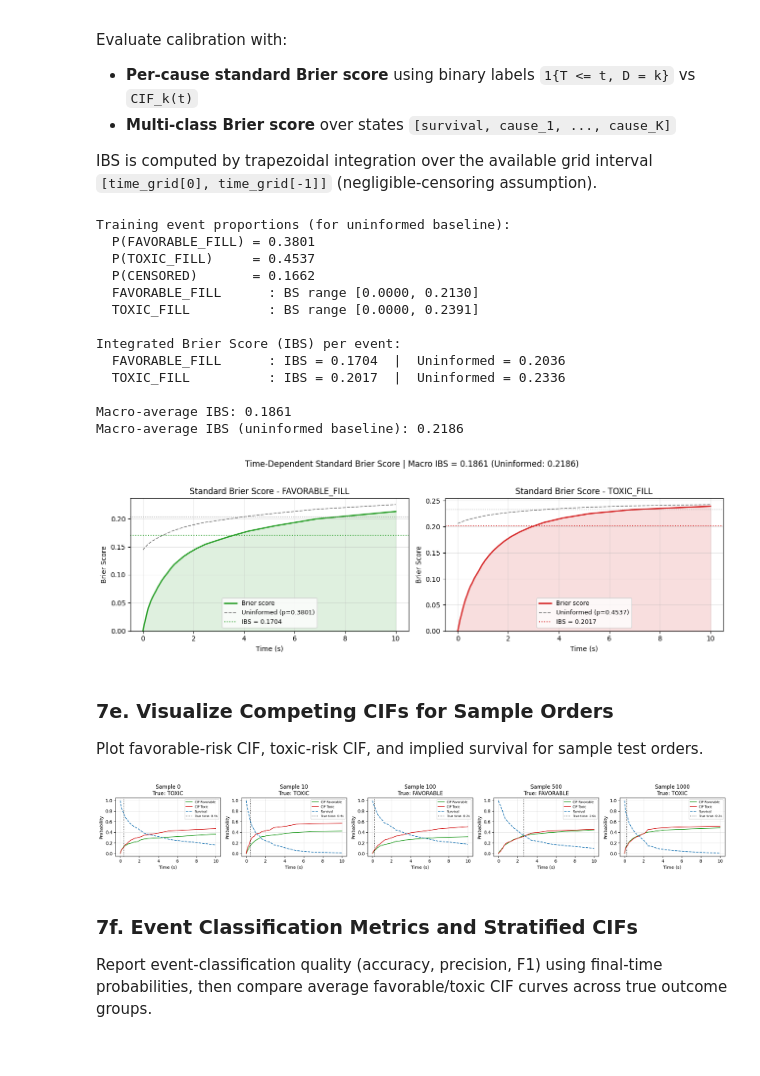
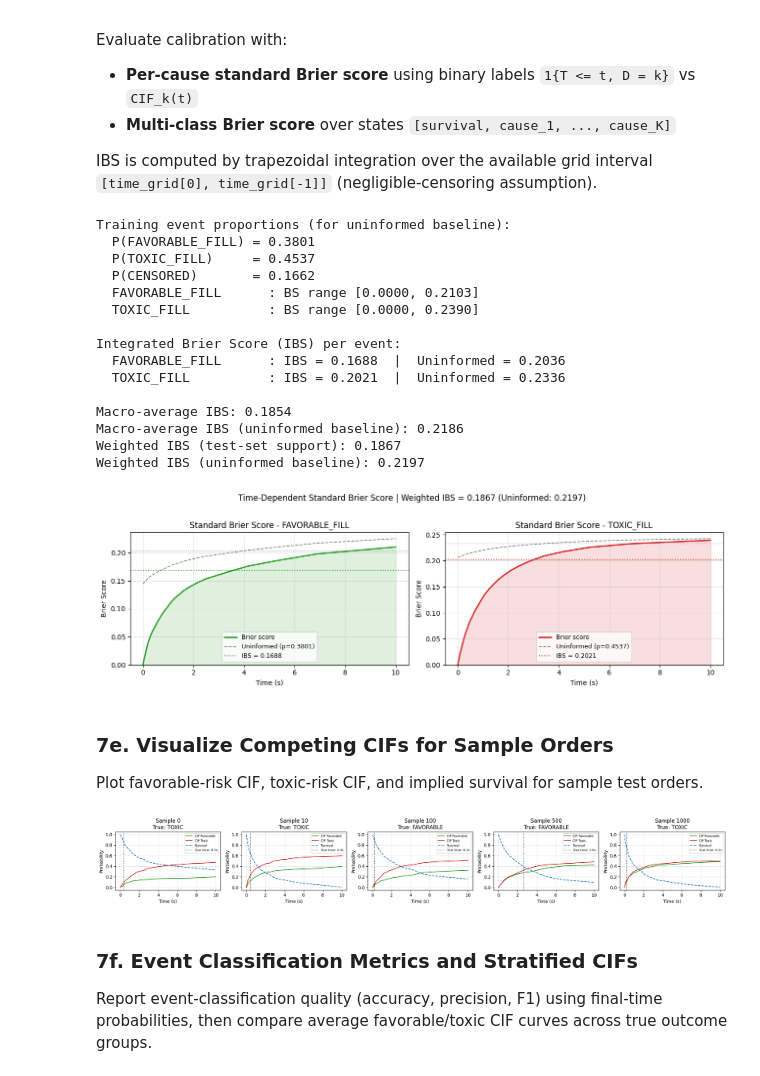
Before and after one commit to angus4718/lob-deep-survival-analysis, a Jupyter notebook: notebooks/baseline_models/static_deephit_rnn_transformer.ipynb, the cells around one changed output. Saved outputs shown, nothing was run; the diff lists cells and outputs as text; code cells hidden in the pictures.

```diff
--- a/notebooks/baseline_models/static_deephit_rnn_transformer.ipynb
+++ b/notebooks/baseline_models/static_deephit_rnn_transformer.ipynb
@@ -528,6 +528,10 @@ class DeepHitRNNTransformerCompeting(nn.Module):
     Input shape:  (batch, lookback_steps, num_features)
     num_features = 61 (41 LOB + 20 toxicity features)
     Output shape: (batch, num_events, num_time_steps)
+
+    Architecture:
+    - Shared GRU + Transformer backbone
+    - Cause-specific sub-network for each competing event
     """
 
     def __init__(
@@ -583,14 +587,17 @@ class DeepHitRNNTransformerCompeting(nn.Module):
 
         fc_hidden = 128 if CPU_QUICK_MODE else 256
 
-        # Survival head for DeepHit.
-        self.fc = nn.Sequential(
-            nn.Linear(hidden_size * 2, fc_hidden),
-            nn.ReLU(inplace=True),
-            nn.BatchNorm1d(fc_hidden),
-            nn.Dropout(fc_dropout),
-            nn.Linear(fc_hidden, num_events * num_time_steps),
-        )
+        # Cause-specific heads: one sub-network per event
+        self.cause_specific_heads = nn.ModuleList([
+            nn.Sequential(
+                nn.Linear(hidden_size * 2, fc_hidden),
+                nn.ReLU(inplace=True),
+                nn.BatchNorm1d(fc_hidden),
+                nn.Dropout(fc_dropout),
+                nn.Linear(fc_hidden, num_time_steps),
+            )
+            for _ in range(num_events)
+        ])
 
         self.latest_transformer_output = None
 
@@ -625,7 +632,12 @@ class DeepHitRNNTransformerCompeting(nn.Module):
         seq_repr = torch.cat([last_token, mean_token], dim=-1)
 
         self.latest_transformer_output = tr_out
-        return self.fc(seq_repr).view(x.size(0), self.num_events, self.num_time_steps)
+
+        # Apply each cause-specific head
+        logits_list = [head(seq_repr) for head in self.cause_specific_heads]
+        logits = torch.stack(logits_list, dim=1)  # (batch, num_events, num_time_steps)
+
+        return logits
 
 
 feature_dim = X_train_t.size(2)
@@ -1122,51 +1144,63 @@ for event_name, bs_arr in bs_curves.items():
 macro_ibs = float(np.mean(list(ibs_scores.values())))
 macro_ibs_uninformed = float(np.mean(list(ibs_scores_uninformed.values())))
 
+# Weighted IBS using test-set event counts (same as F1 weighted method)
+n_fav_test = (D_test == 1).sum()
+n_tox_test = (D_test == 2).sum()
+n_events_test = n_fav_test + n_tox_test
+
+weighted_ibs = (n_fav_test * ibs_scores["FAVORABLE_FILL"] + n_tox_test * ibs_scores["TOXIC_FILL"]) / n_events_test if n_events_test > 0 else 0.0
+weighted_ibs_uninformed = (n_fav_test * ibs_scores_uninformed["FAVORABLE_FILL"] + n_tox_test * ibs_scores_uninformed["TOXIC_FILL"]) / n_events_test if n_events_test > 0 else 0.0
+
 print("\nIntegrated Brier Score (IBS) per event:")
 for event_name, ibs in ibs_scores.items():
     ibs_uninf = ibs_scores_uninformed[event_name]
     print(f"  {event_name:<20}: IBS = {ibs:.4f}  |  Uninformed = {ibs_uninf:.4f}")
 print(f"\nMacro-average IBS: {macro_ibs:.4f}")
 print(f"Macro-average IBS (uninformed baseline): {macro_ibs_uninformed:.4f}")
+print(f"Weighted IBS (test-set support): {weighted_ibs:.4f}")
+print(f"Weighted IBS (uninformed baseline): {weighted_ibs_uninformed:.4f}")
 
 colors_bs = {"FAVORABLE_FILL": "#2ca02c", "TOXIC_FILL": "#d62728"}
 fig, axes = plt.subplots(1, 2, figsize=(13, 4), sharey=False)
 
 for ax, (event_name, bs_arr) in zip(axes, bs_curves.items()):
     ibs_val = ibs_scores[event_name]
     ibs_uninf_val = ibs_scores_uninformed[event_name]
     color = colors_bs.get(event_name, "#1f77b4")
 
     ax.plot(time_grid, bs_arr, color=color, linewidth=2, label="Brier score")
     ax.fill_between(time_grid, bs_arr, alpha=0.15, color=color)
     ax.plot(time_grid, bs_curves_uninformed[event_name], color="grey", linestyle="--", linewidth=1.2, label=f"Uninformed (p={[p_fav_train, p_tox_train][EVENT_NAMES.index(event_name)]:.4f})")
     ax.axhline(ibs_uninf_val, color="grey", linestyle=":", linewidth=1, alpha=0.7)
     ax.axhline(ibs_val, color=color, linestyle=":", linewidth=1.4, label=f"IBS = {ibs_val:.4f}")
     ax.set_title(f"Standard Brier Score - {event_name}")
     ax.set_xlabel("Time (s)")
     ax.set_ylabel("Brier Score")
     ax.set_ylim(bottom=0)
     ax.legend(fontsize=9)
     ax.grid(alpha=0.3)
 
-fig.suptitle(f"Time-Dependent Standard Brier Score | Macro IBS = {macro_ibs:.4f} (Uninformed: {macro_ibs_uninformed:.4f})", fontsize=12, y=1.02)
+fig.suptitle(f"Time-Dependent Standard Brier Score | Weighted IBS = {weighted_ibs:.4f} (Uninformed: {weighted_ibs_uninformed:.4f})", fontsize=12, y=1.02)
 plt.tight_layout()
 plt.show()
 # %% [output]
 Training event proportions (for uninformed baseline):
   P(FAVORABLE_FILL) = 0.3801
   P(TOXIC_FILL)     = 0.4537
   P(CENSORED)       = 0.1662
-  FAVORABLE_FILL      : BS range [0.0000, 0.2130]
-  TOXIC_FILL          : BS range [0.0000, 0.2391]
+  FAVORABLE_FILL      : BS range [0.0000, 0.2103]
+  TOXIC_FILL          : BS range [0.0000, 0.2390]
 
 Integrated Brier Score (IBS) per event:
-  FAVORABLE_FILL      : IBS = 0.1704  |  Uninformed = 0.2036
-  TOXIC_FILL          : IBS = 0.2017  |  Uninformed = 0.2336
+  FAVORABLE_FILL      : IBS = 0.1688  |  Uninformed = 0.2036
+  TOXIC_FILL          : IBS = 0.2021  |  Uninformed = 0.2336
 
-Macro-average IBS: 0.1861
+Macro-average IBS: 0.1854
 Macro-average IBS (uninformed baseline): 0.2186
+Weighted IBS (test-set support): 0.1867
+Weighted IBS (uninformed baseline): 0.2197
-[figure, old version]
+[figure, new version]
 # %% [markdown]
 ### 7e. Visualize Competing CIFs for Sample Orders
 
@@ -1207,7 +1241,7 @@ for ax, idx in zip(axes, sample_indices):
 plt.tight_layout()
 plt.show()
 # %% [output]
-[figure, old version]
+[figure, new version]
 # %% [markdown]
 ### 7f. Event Classification Metrics and Stratified CIFs
 
```
Also changed, not shown: parts of 10 cells of this notebook, 6 other files.
